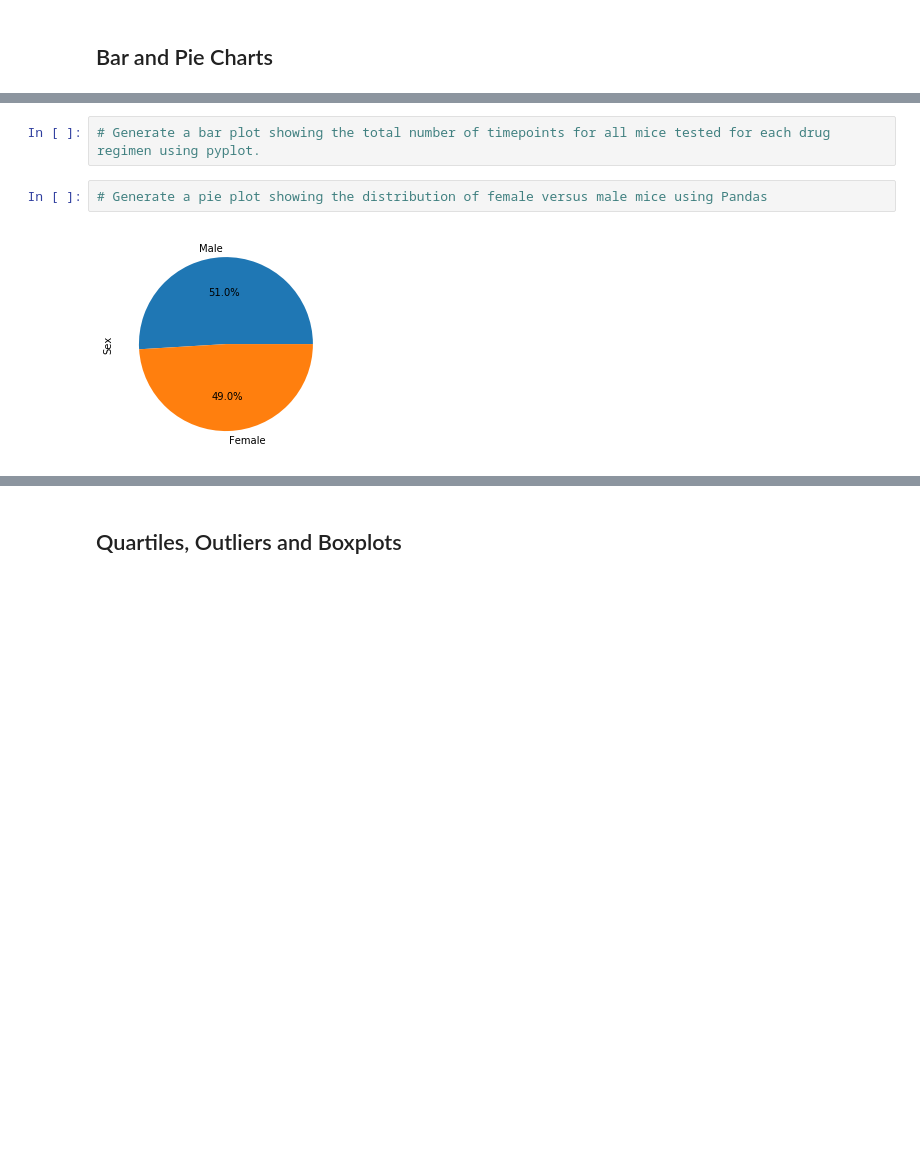
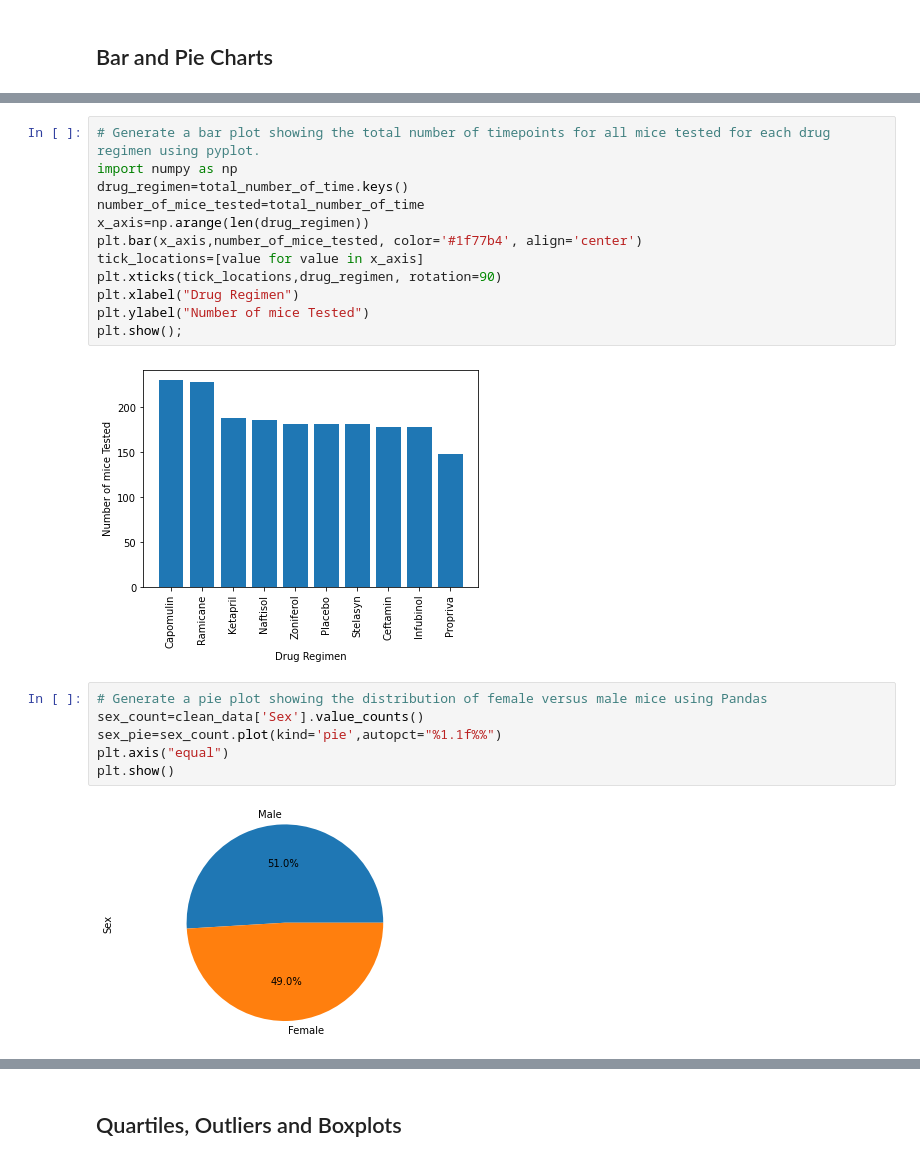
Before and after one commit to nathanunghwan/Pymaceuticals-analysis, a Jupyter notebook: pymaceuticals_starter.ipynb, the cells around one changed output, grey strips where cells are left out. Saved outputs shown, nothing was run; the diff lists cells and outputs as text; blank space fills up the shorter version.

```diff
--- a/pymaceuticals_starter.ipynb
+++ b/pymaceuticals_starter.ipynb
@@ -155,6 +159,22 @@ plt.show();
 # %%
 # Generate a bar plot showing the total number of timepoints for all mice tested for each drug regimen using pyplot.
+import numpy as np
+drug_regimen=total_number_of_time.keys()
+number_of_mice_tested=total_number_of_time
+x_axis=np.arange(len(drug_regimen))
+plt.bar(x_axis,number_of_mice_tested, color='#1f77b4', align='center')
+tick_locations=[value for value in x_axis]
+plt.xticks(tick_locations,drug_regimen, rotation=90)
+plt.xlabel("Drug Regimen")
+plt.ylabel("Number of mice Tested")
+plt.show();
+# %% [output]
+[figure, added]
 # %%
 # Generate a pie plot showing the distribution of female versus male mice using Pandas
+sex_count=clean_data['Sex'].value_counts()
+sex_pie=sex_count.plot(kind='pie',autopct="%1.1f%%")
+plt.axis("equal")
+plt.show()
 # %% [output]
-[figure, old version]
+[figure, new version]
```
Also changed, not shown: parts of 14 cells of this notebook.
